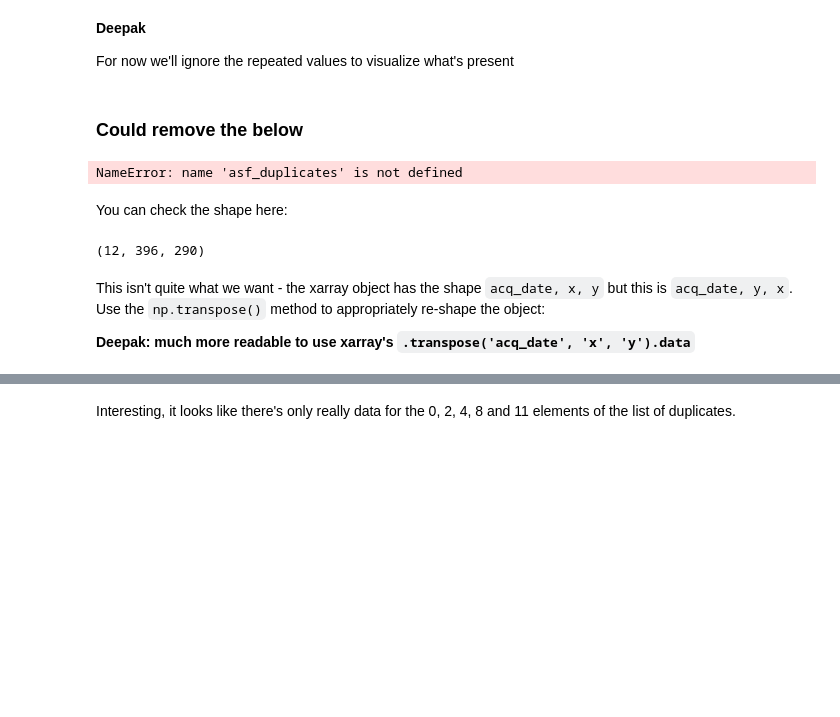
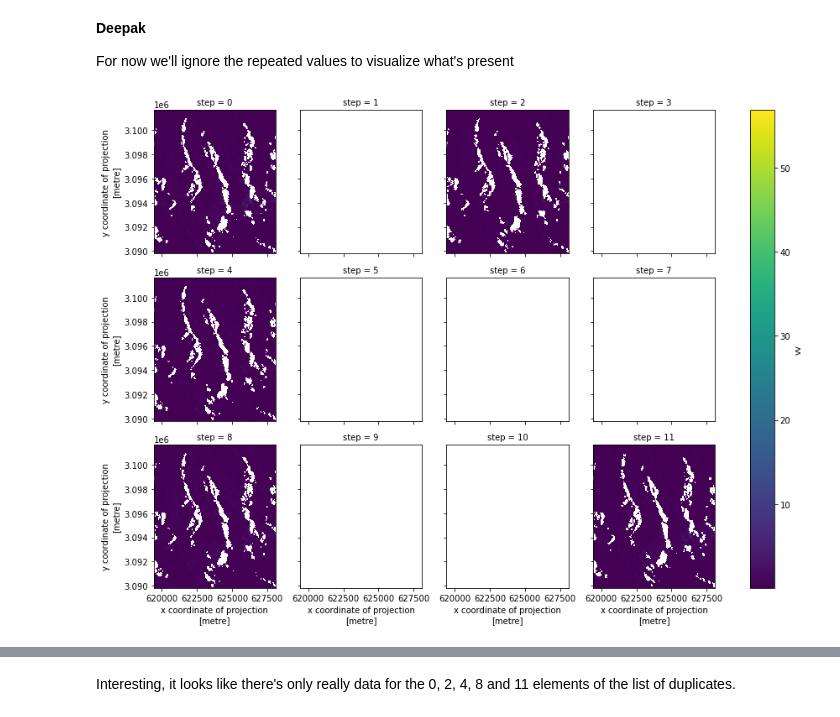
Before and after one commit to e-marshall/sentinel1_rtc, a Jupyter notebook: asf_inspect.ipynb, the cells around one changed output, grey strips where cells are left out. Drawn from its saved outputs; the diff is of its cells as text; code cells hidden in the pictures; blank space fills up the shorter version.

```diff
--- a/asf_inspect.ipynb
+++ b/asf_inspect.ipynb
@@ -478,20 +461,6 @@ To do this, I started by making a copy of the data we want to plot in a FacetGri
 
 For now we'll ignore the repeated values to visualize what's present
 # %%
-fg = asf_duplicates.vv.rename_dims({"acq_date": "step"}).plot(col="step", col_wrap=4)
+fg = asf_duplicates.rename_dims({"acq_date": "step"}).vv.plot(col="step", col_wrap=4)
+# %% [output]
+[figure, added]
-# %% [markdown]
-### Could remove the below
-# %%
-asf_vv_arr = asf_duplicates.vv.data
-# %% [output]
-NameError: name 'asf_duplicates' is not defined
-# %% [markdown]
-You can check the shape here:
-# %%
-asf_vv_arr.shape
-# %% [output]
-(12, 396, 290)
-# %% [markdown]
-This isn't quite what we want - the xarray object has the shape `acq_date, x, y` but this is `acq_date, y, x`. Use the `np.transpose()` method to appropriately re-shape the object:
-
-**Deepak: much more readable to use xarray's `.transpose('acq_date', 'x', 'y').data`**
```
Also changed, not shown: parts of 31 cells of this notebook, 3 other files.
